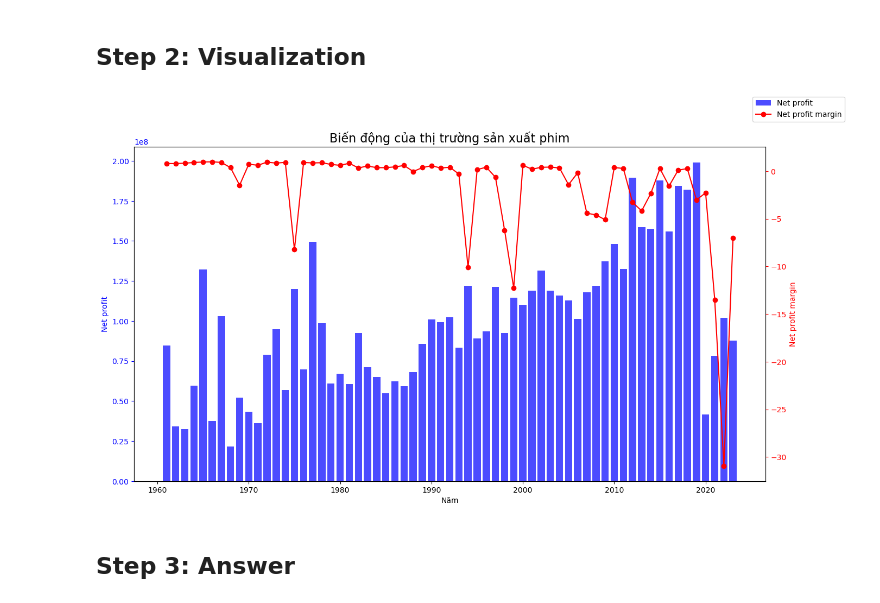
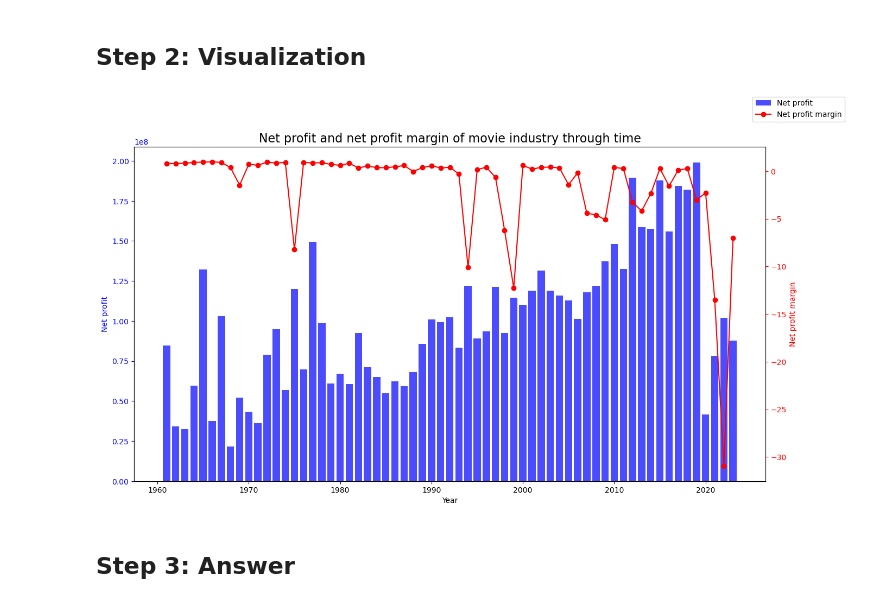
Before and after one commit to gaizzzzz/IntroToDS_FinalProject, a Jupyter notebook: notebooks/3.3-eda.ipynb, the cells around one changed output. Saved outputs shown, nothing was run; the diff lists cells and outputs as text; code cells hidden in the pictures.

```diff
--- a/notebooks/3.3-eda.ipynb
+++ b/notebooks/3.3-eda.ipynb
@@ -96,32 +77,32 @@ cleaned_df
 # %%
 x = cleaned_df.index
 y1 = cleaned_df['Net profit']
 y2 = cleaned_df['Net profit margin']
 
 # Create figure and axes
 fig, ax1 = plt.subplots(figsize=(15,8))
 
 # Bar plot on the primary y-axis (left)
 ax1.bar(x, y1, color='b', alpha=0.7, label='Net profit')
-ax1.set_xlabel('Năm')
+ax1.set_xlabel('Year')
 ax1.set_ylabel('Net profit', color='b')
 ax1.tick_params('y', colors='b')
 
 # Create a secondary y-axis (right)
 ax2 = ax1.twinx()
 ax2.plot(x, y2, color='r', linestyle='-', marker='o', label='Net profit margin')
 ax2.set_ylabel('Net profit margin', color='r')
 ax2.tick_params('y', colors='r')
 
 # Add a legend
 fig.legend()
 
 # Title for the entire plot
-plt.title('Biến động của thị trường sản xuất phim',fontsize=16)
+plt.title('Net profit and net profit margin of movie industry through time',fontsize=16)
 
 # Show the plot
 plt.show()
 # %% [output]
-[figure, old version]
+[figure, new version]
 # %% [markdown]
 ## Step 3: Answer
```
Also changed, not shown: parts of 68 cells of this notebook, 1 other file.
